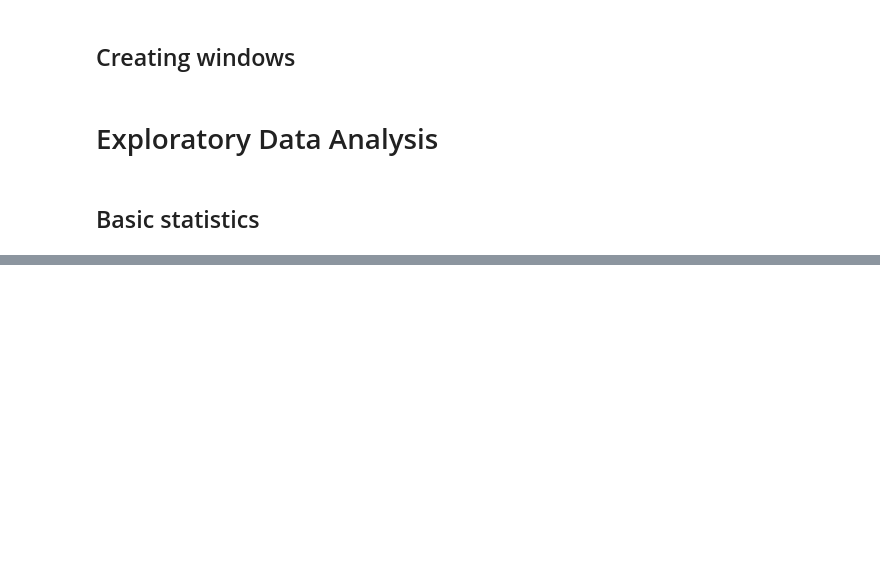
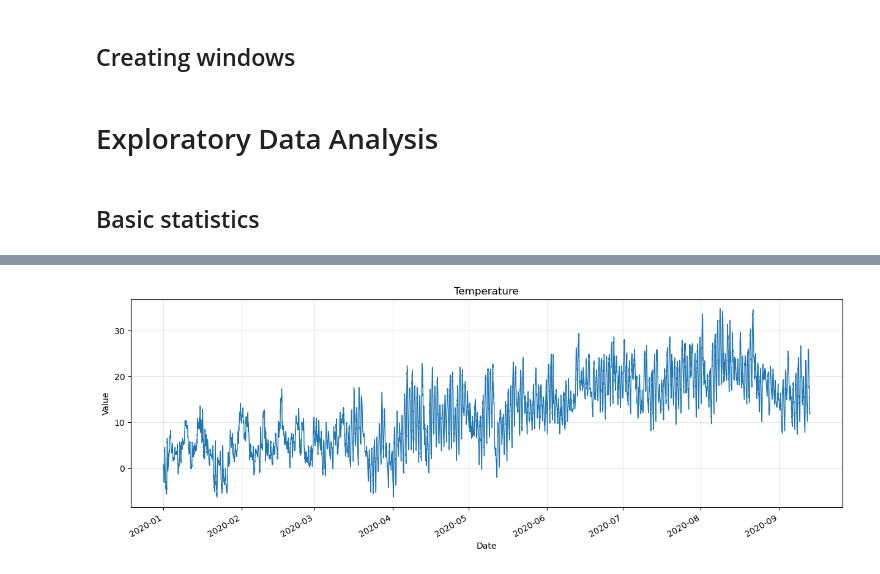
Before and after one commit to MrWlobo/Weather-Forecasting, a Jupyter notebook: main.ipynb, the cells around one changed output, grey strips where cells are left out. Drawn from its saved outputs; the diff is of its cells as text; code cells hidden in the pictures; blank space fills up the shorter version.

```diff
--- a/main.ipynb
+++ b/main.ipynb
@@ -163,0 +168,18 @@ train_df.describe()
+# %%
+def plot_series(df, column_name, title):
+    plt.figure(figsize=(15, 5))
+
+    plt.plot(df["date"], df[column_name], linewidth=1)
+
+    plt.title(title)
+    plt.xlabel("Date")
+    plt.ylabel("Value")
+
+    plt.gcf().autofmt_xdate()
+
+    plt.grid(True, alpha=0.3)
+    plt.show()
+# %%
+plot_series(eda_df, "T", "Temperature")
+# %% [output]
+[figure, added]
```
Also changed, not shown: parts of 6 cells of this notebook.
